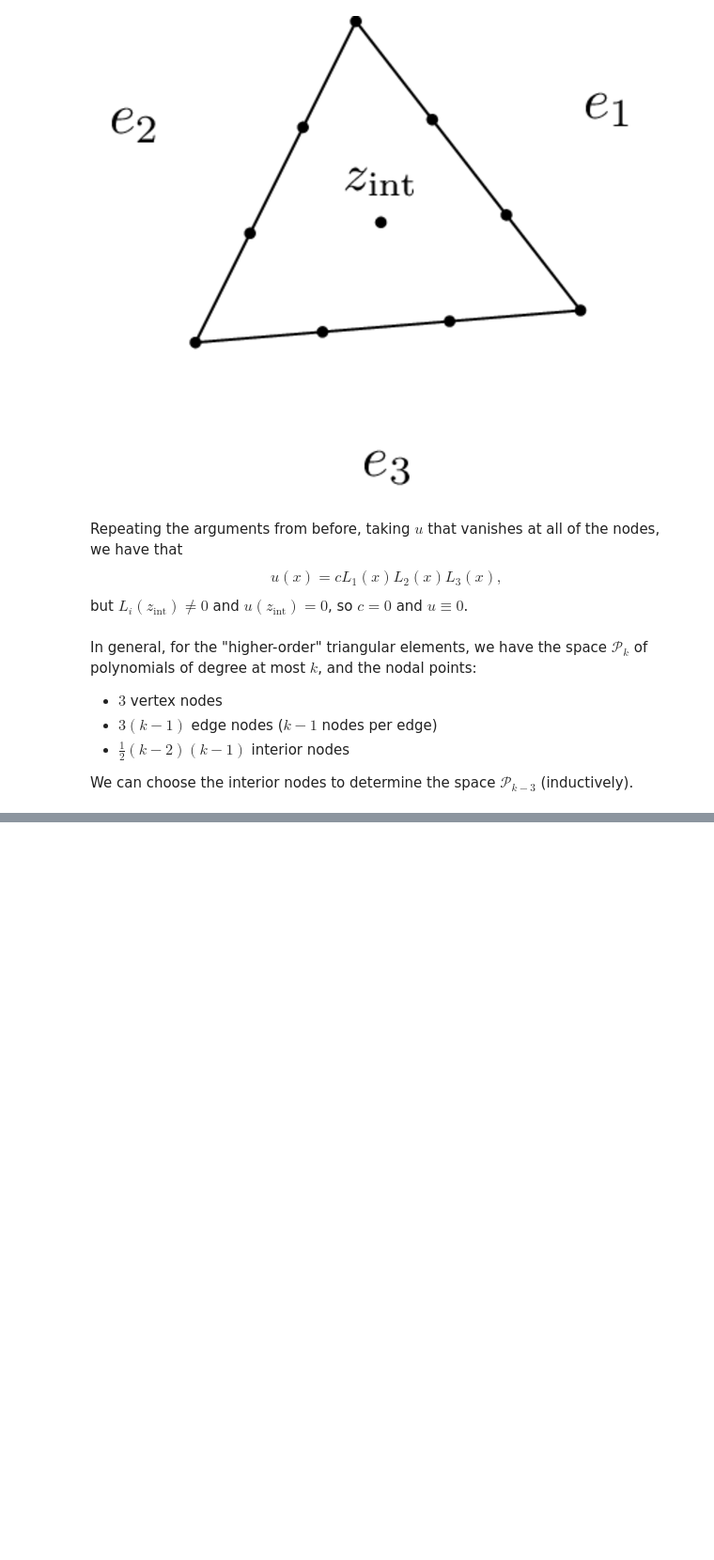
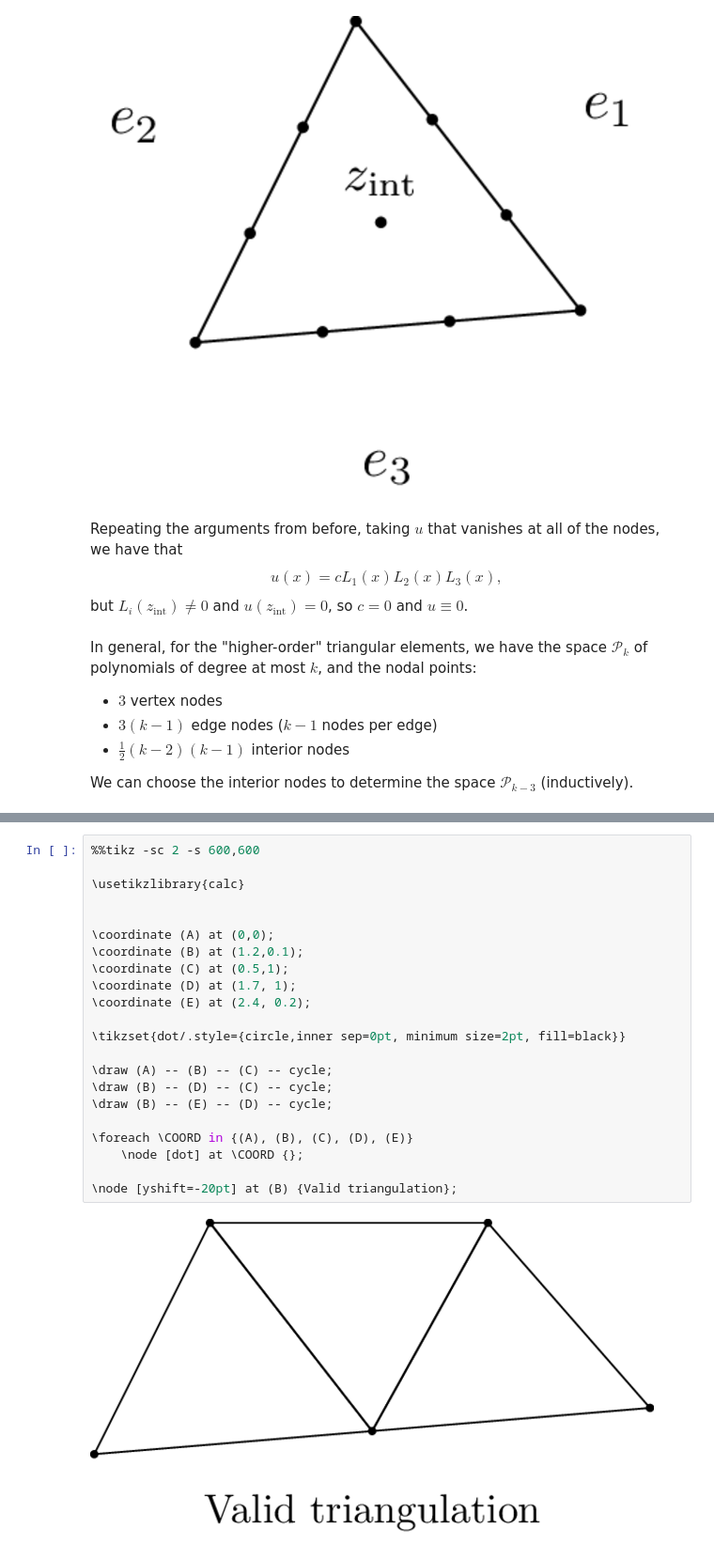
Before and after one commit to pazner/mth-651, a Jupyter notebook: lecture_notebooks/lecture_7.ipynb, the cells around one changed output, grey strips where cells are left out. Shown: that part at 94% size. Cells and saved outputs as stored; diff of their text form; blank space fills up the shorter version.

```diff
--- a/lecture_notebooks/lecture_7.ipynb
+++ b/lecture_notebooks/lecture_7.ipynb
@@ -307,0 +402,24 @@ Having now given some examples finite elements, we want to glue them together to
+# %%
+%%tikz -sc 2 -s 600,600
+
+\usetikzlibrary{calc}
+
+
+\coordinate (A) at (0,0);
+\coordinate (B) at (1.2,0.1);
+\coordinate (C) at (0.5,1);
+\coordinate (D) at (1.7, 1);
+\coordinate (E) at (2.4, 0.2);
+
+\tikzset{dot/.style={circle,inner sep=0pt, minimum size=2pt, fill=black}}
+
+\draw (A) -- (B) -- (C) -- cycle;
+\draw (B) -- (D) -- (C) -- cycle;
+\draw (B) -- (E) -- (D) -- cycle;
+
+\foreach \COORD in {(A), (B), (C), (D), (E)}
+    \node [dot] at \COORD {};
+
+\node [yshift=-20pt] at (B) {Valid triangulation};
+# %% [output]
+[figure, added]
```
Also changed, not shown: parts of 13 cells of this notebook.
